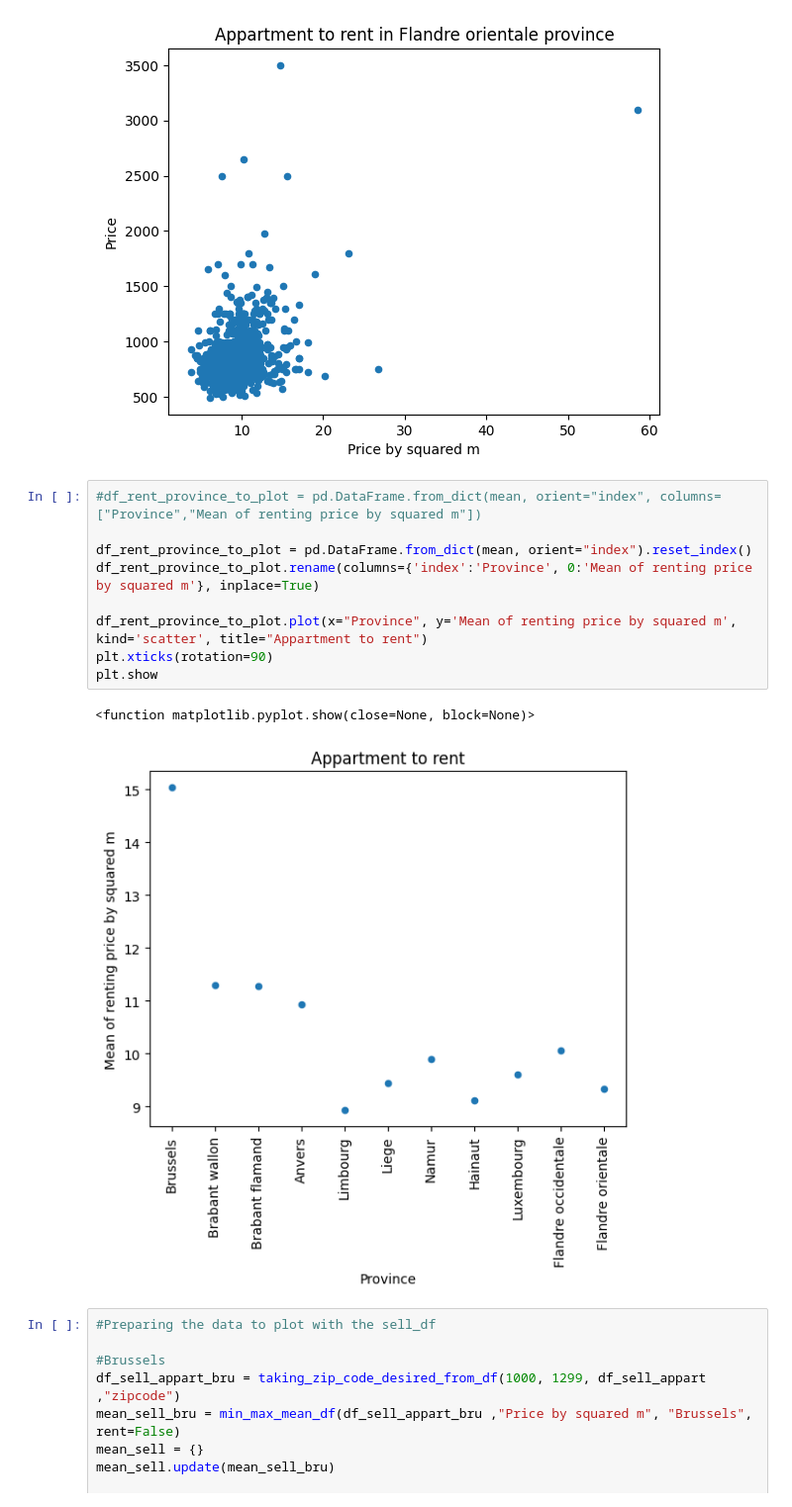
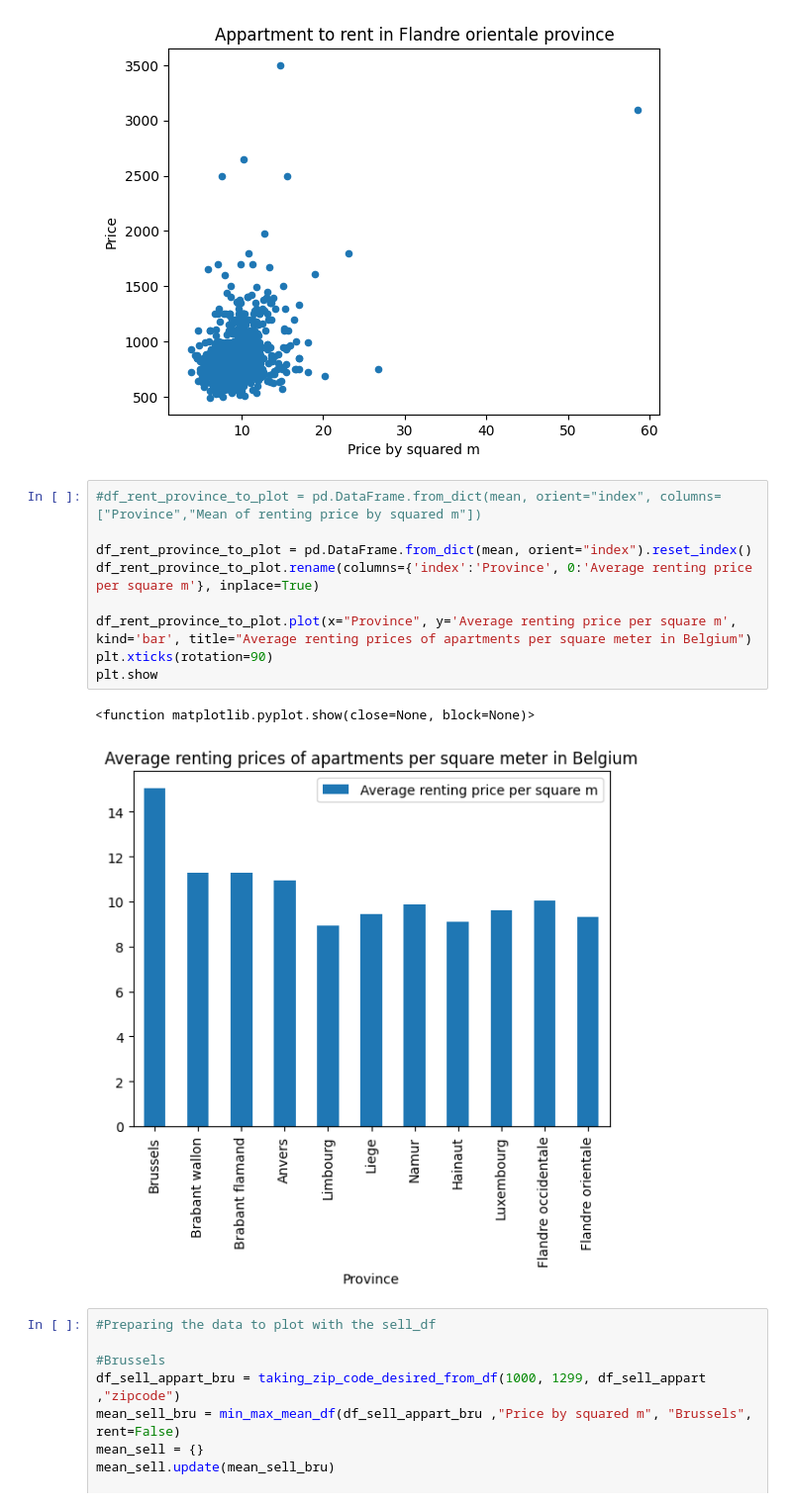
Before and after one commit to vdbromain/real-estate-price-prediction, a Jupyter notebook: data_analysis/Second_Week.ipynb, the cells around one changed output. Shown at 99% size. Saved outputs shown, nothing was run; the diff lists cells and outputs as text.

```diff
--- a/Second_Week.ipynb
+++ b/data_analysis/Second_Week.ipynb
@@ -759,15 +759,15 @@ The mean renting Price by squared m in Flandre orientale Province is 9.33 €/m2
 # %%
 #df_rent_province_to_plot = pd.DataFrame.from_dict(mean, orient="index", columns=["Province","Mean of renting price by squared m"])
 
 df_rent_province_to_plot = pd.DataFrame.from_dict(mean, orient="index").reset_index()
-df_rent_province_to_plot.rename(columns={'index':'Province', 0:'Mean of renting price by squared m'}, inplace=True)
+df_rent_province_to_plot.rename(columns={'index':'Province', 0:'Average renting price per square m'}, inplace=True)
 
-df_rent_province_to_plot.plot(x="Province", y='Mean of renting price by squared m', kind='scatter', title="Appartment to rent")
+df_rent_province_to_plot.plot(x="Province", y='Average renting price per square m', kind='bar', title="Average renting prices of apartments per square meter in Belgium")
 plt.xticks(rotation=90)
 plt.show
 # %% [output]
 <function matplotlib.pyplot.show(close=None, block=None)>
-[figure, old version]
+[figure, new version]
 # %%
 #Preparing the data to plot with the sell_df
 
```
Also changed, not shown: parts of 1 cell of this notebook, 3 other files.
